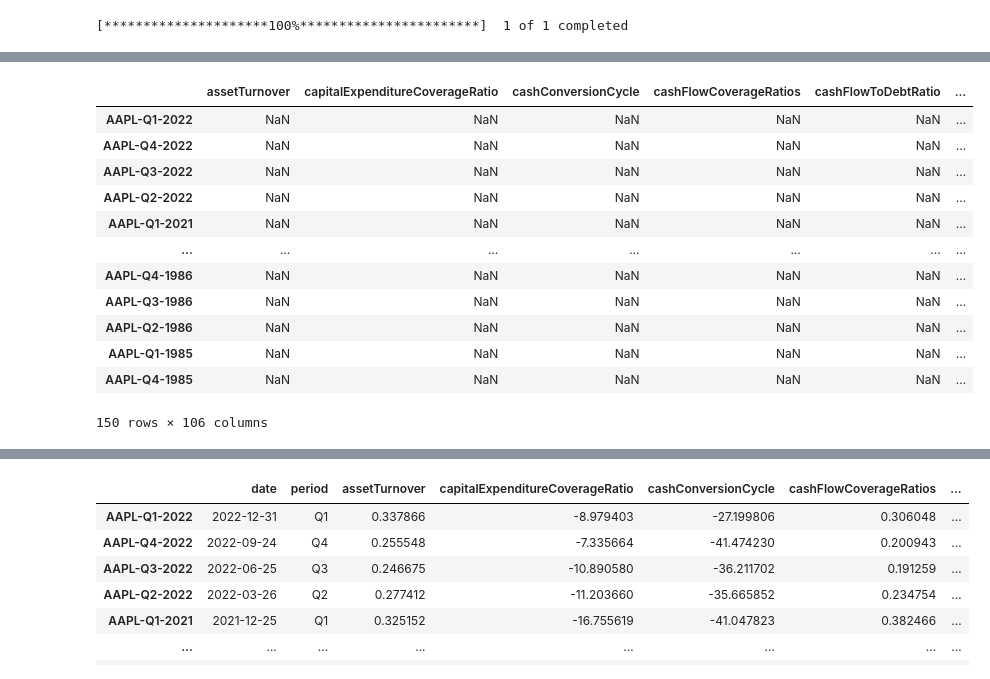
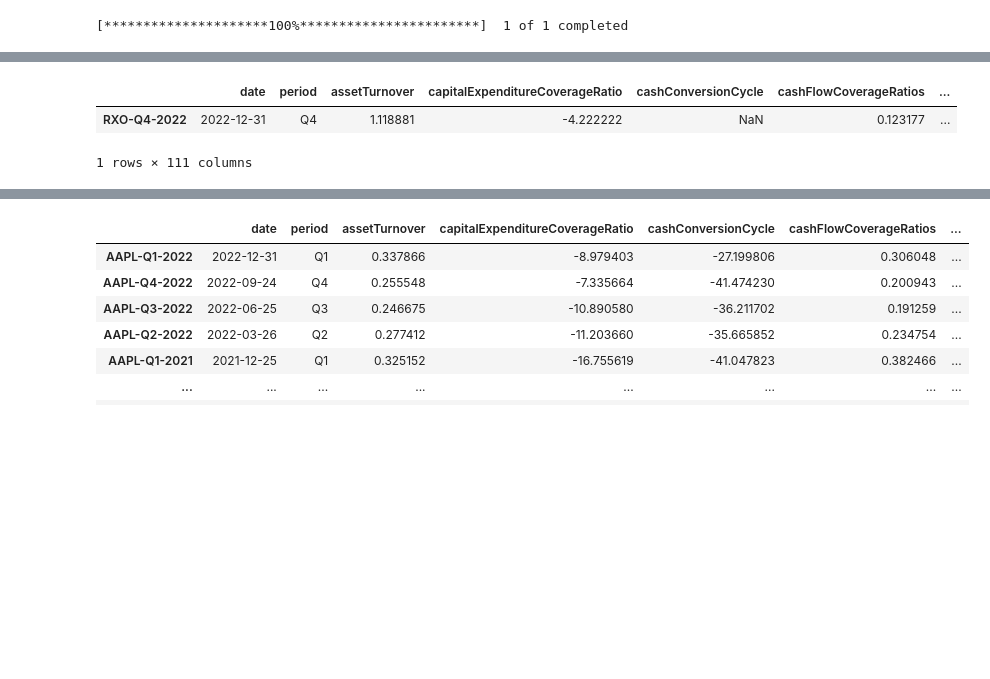
Before and after one commit to oldhiltonian/investment-dataset-builder, a Jupyter notebook: Examples.ipynb, the cells around one changed output, grey strips where cells are left out. Cells and saved outputs as stored; diff of their text form; code cells hidden in the pictures; blank space fills up the shorter version.

```diff
--- a/Examples.ipynb
+++ b/Examples.ipynb
@@ -23,20 +21,9 @@ KeyError: 'stockPriceRatio_2Q'
 # %%
-bp = b.final_data.drop(['start_date', 'date', 'period'], axis=1)
-bp = bp.astype('float64')
+b.final_data
 # %% [output]
-|  | assetTurnover | capitalExpenditureCoverageRatio | cashConversionCycle | cashFlowCoverageRatios | cashFlowToDebtRatio | ... |
-| AAPL-Q1-2022 | NaN | NaN | NaN | NaN | NaN | ... |
-| AAPL-Q4-2022 | NaN | NaN | NaN | NaN | NaN | ... |
-| AAPL-Q3-2022 | NaN | NaN | NaN | NaN | NaN | ... |
-| AAPL-Q2-2022 | NaN | NaN | NaN | NaN | NaN | ... |
-| AAPL-Q1-2021 | NaN | NaN | NaN | NaN | NaN | ... |
-| ... | ... | ... | ... | ... | ... | ... |
-| AAPL-Q4-1986 | NaN | NaN | NaN | NaN | NaN | ... |
-| AAPL-Q3-1986 | NaN | NaN | NaN | NaN | NaN | ... |
-| AAPL-Q2-1986 | NaN | NaN | NaN | NaN | NaN | ... |
-| AAPL-Q1-1985 | NaN | NaN | NaN | NaN | NaN | ... |
-| AAPL-Q4-1985 | NaN | NaN | NaN | NaN | NaN | ... |
+|  | date | period | assetTurnover | capitalExpenditureCoverageRatio | cashConversionCycle | cashFlowCoverageRatios | ... |
+| RXO-Q4-2022 | 2022-12-31 | Q4 | 1.118881 | -4.222222 | NaN | 0.123177 | ... |
-150 rows × 106 columns
+1 rows × 111 columns
 # %%
 c = DatasetBuilder(['New York Stock Exchange'])
 # %%
```
Also changed, not shown: parts of 2 cells of this notebook, 1 other file.
